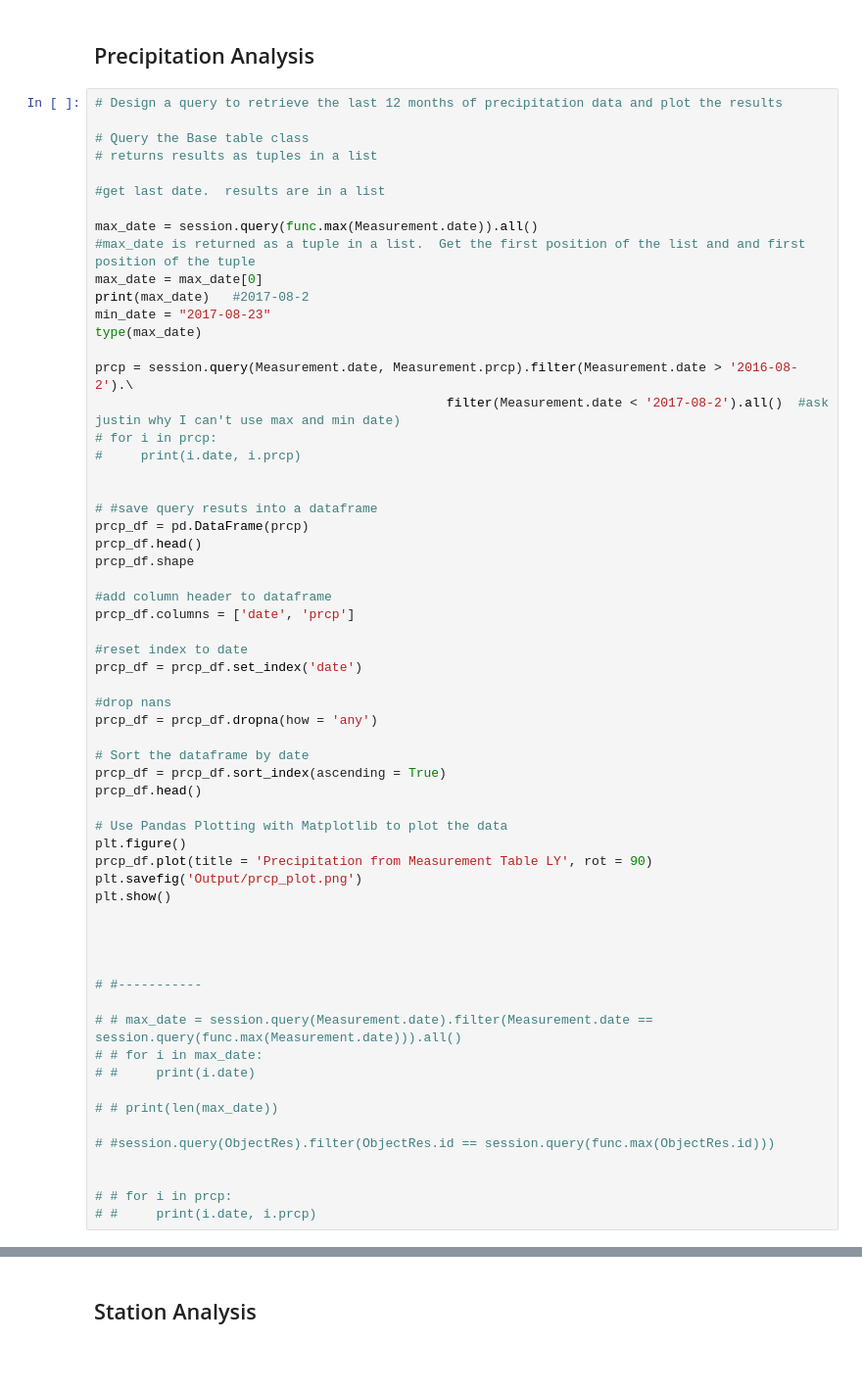
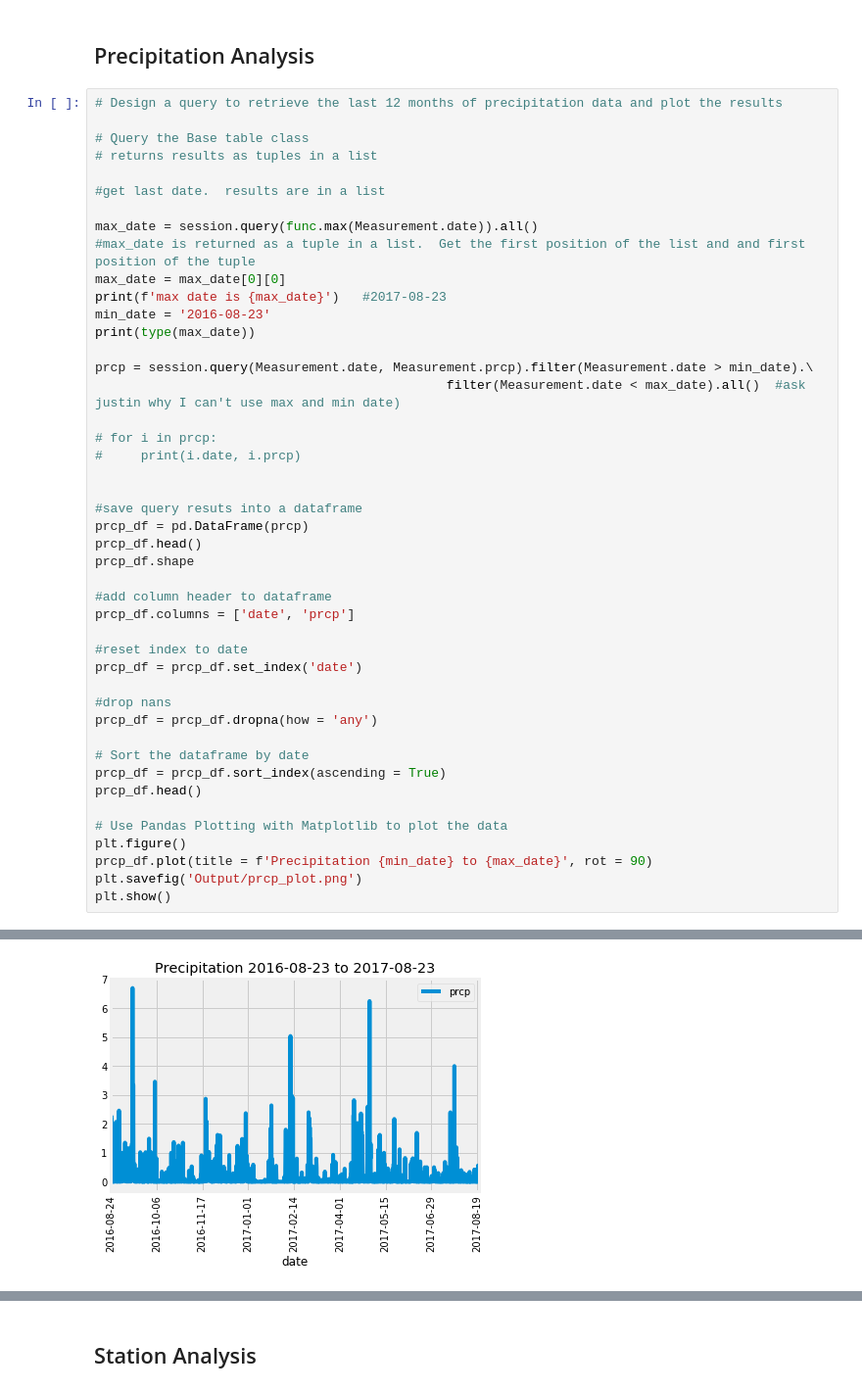
Before and after one commit to TrevorLovesMommy/sqlalchemy-challenge, a Jupyter notebook: climate_starter.ipynb, the cells around one changed output, grey strips where cells are left out. Shown: that part at 98% size. Drawn from its saved outputs; the diff is of its cells as text; blank space fills up the shorter version.

```diff
--- a/climate_starter.ipynb
+++ b/climate_starter.ipynb
@@ -107,18 +135,19 @@ elevation FLOAT
 
 max_date = session.query(func.max(Measurement.date)).all()
 #max_date is returned as a tuple in a list.  Get the first position of the list and and first position of the tuple
-max_date = max_date[0]
-print(max_date)   #2017-08-2
-min_date = "2017-08-23"
-type(max_date)
+max_date = max_date[0][0]
+print(f'max date is {max_date}')   #2017-08-23
+min_date = '2016-08-23'
+print(type(max_date))
 
-prcp = session.query(Measurement.date, Measurement.prcp).filter(Measurement.date > '2016-08-2').\
-                                              filter(Measurement.date < '2017-08-2').all()  #ask justin why I can't use max and min date)
+prcp = session.query(Measurement.date, Measurement.prcp).filter(Measurement.date > min_date).\
+                                              filter(Measurement.date < max_date).all()  #ask justin why I can't use max and min date)
+
 # for i in prcp:
 #     print(i.date, i.prcp)
 
 
-# #save query resuts into a dataframe
+#save query resuts into a dataframe
 prcp_df = pd.DataFrame(prcp)
 prcp_df.head()
 prcp_df.shape
@@ -138,24 +167,7 @@ prcp_df.head()
 
 # Use Pandas Plotting with Matplotlib to plot the data
 plt.figure()
-prcp_df.plot(title = 'Precipitation from Measurement Table LY', rot = 90)
+prcp_df.plot(title = f'Precipitation {min_date} to {max_date}', rot = 90)
 plt.savefig('Output/prcp_plot.png')
 plt.show()
-
-
-
-
-# #-----------
-
-# # max_date = session.query(Measurement.date).filter(Measurement.date == session.query(func.max(Measurement.date))).all()
-# # for i in max_date:
-# #     print(i.date)
-
-# # print(len(max_date))
-
-# #session.query(ObjectRes).filter(ObjectRes.id == session.query(func.max(ObjectRes.id)))
-
-
-# # for i in prcp:
-# #     print(i.date, i.prcp)
 # %% [output]
@@ -180,3 +177,4 @@ plt.show()
+[figure, added]
 # %% [markdown]
 ![precipitation](Images/precipitation.png)
 # %%
```
Also changed, not shown: parts of 10 cells of this notebook, 1 other file.
